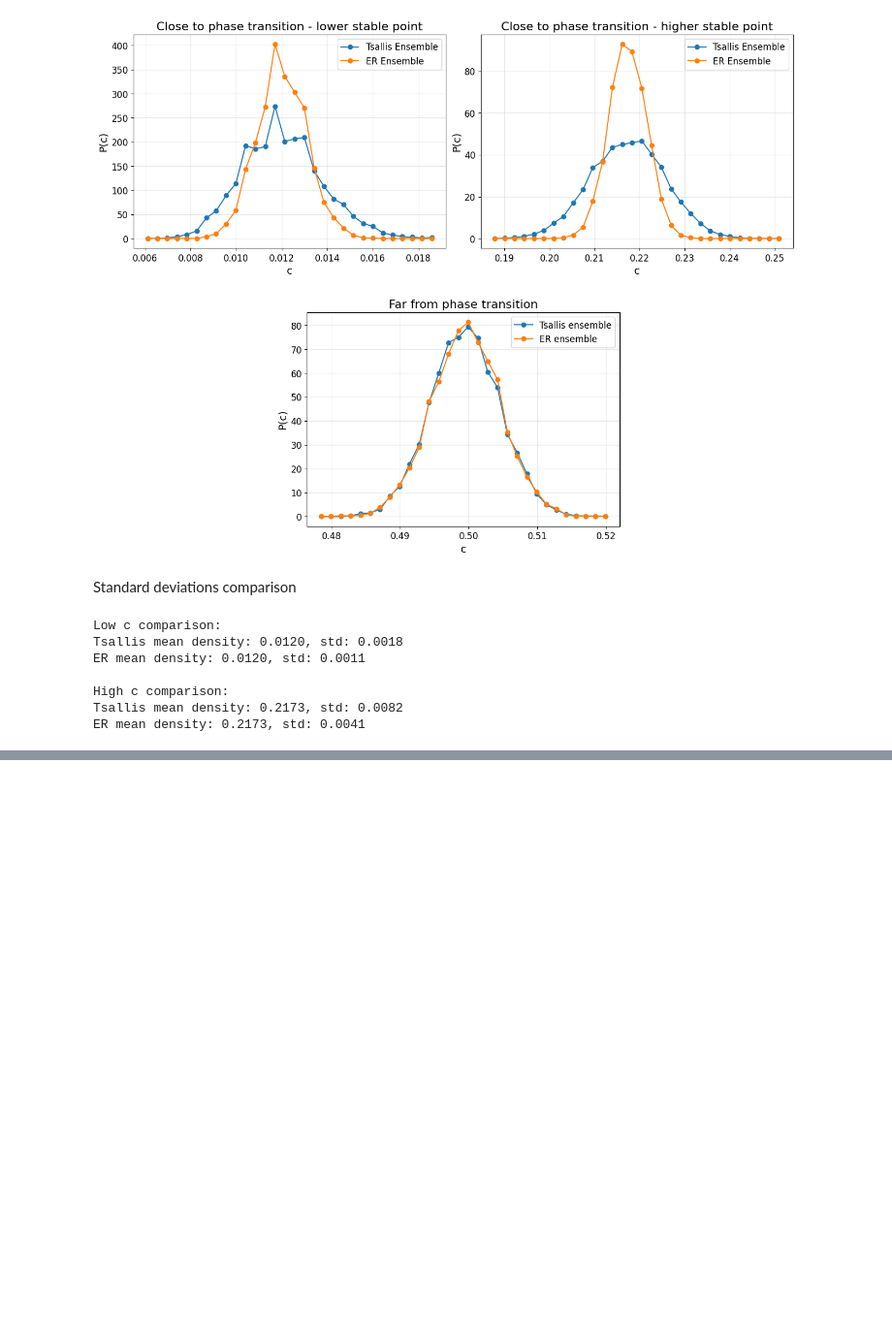
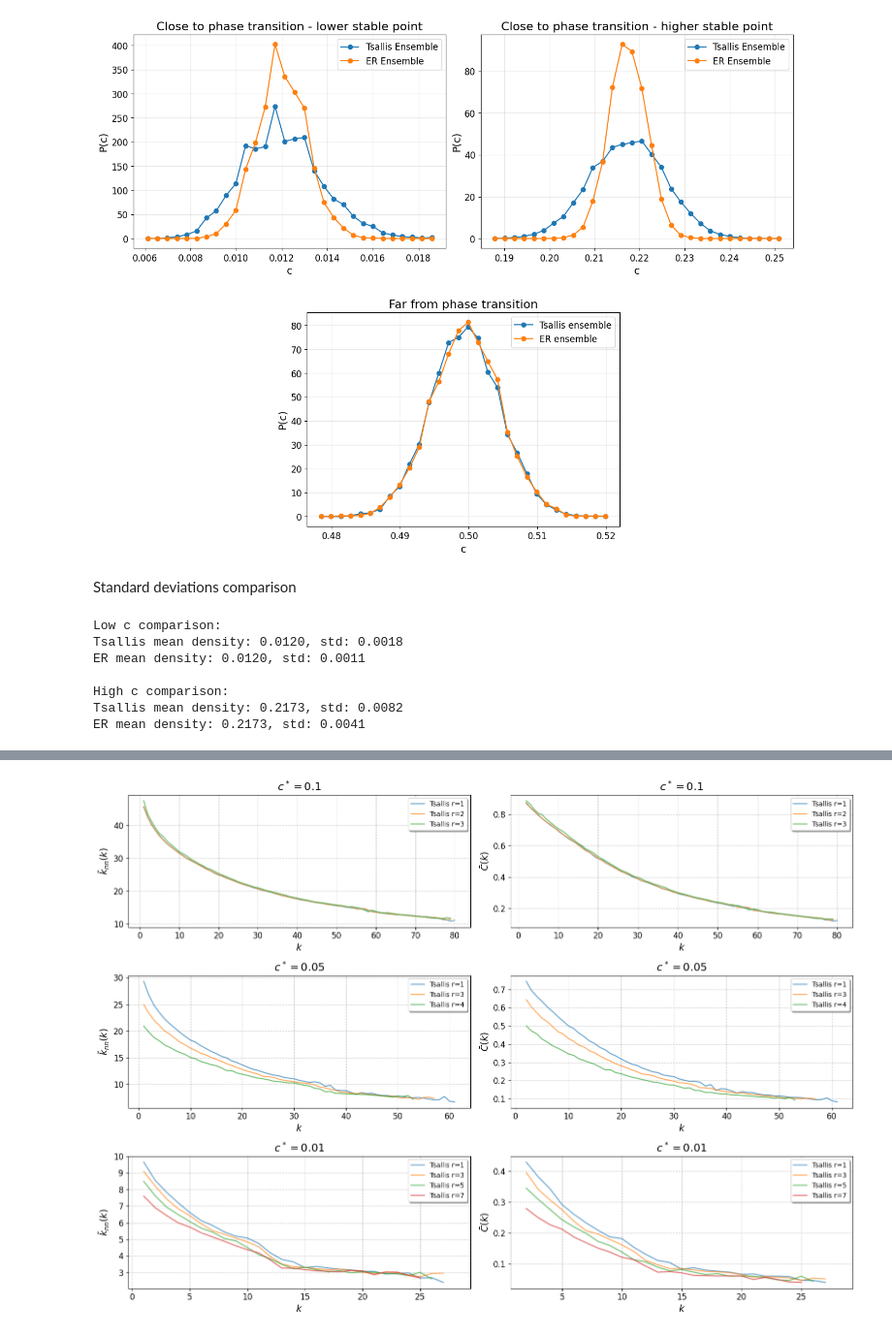
Before and after one commit to DavidDobas/Tsallis-Network-Models, a Jupyter notebook: tsallis_network_models.ipynb, the cells around one changed output, grey strips where cells are left out. Shown at 97% size. Cells and saved outputs as stored; diff of their text form; code cells hidden in the pictures; blank space fills up the shorter version.

```diff
--- a/tsallis_network_models.ipynb
+++ b/tsallis_network_models.ipynb
@@ -824,0 +1096,55 @@ ER mean density: 0.2173, std: 0.0041
+# %%
+# Create a 3x2 figure for plotting ANND and clustering coefficient for different densities
+fig, axs = plt.subplots(3, 2, figsize=(16, 12))
+
+# Densities to plot
+densities = ['01', '005', '001']
+density_labels = ['$c^* = 0.1$', '$c^* = 0.05$', '$c^* = 0.01$']
+r_to_plot = {'01': [1,2,3,], '005': [1,3,4], '001': [1,3,5,7]}
+
+for i, (density, density_label) in enumerate(zip(densities, density_labels)):
+    # Get the appropriate variables based on density
+    if density == '01':
+        annd_per_degree_tsallis_to_plot = annd_per_degree_dict_01
+        clustering_per_degree_tsallis_to_plot = clustering_per_degree_dict_01
+    elif density == '005':
+        annd_per_degree_tsallis_to_plot = annd_per_degree_dict_005
+        clustering_per_degree_tsallis_to_plot = clustering_per_degree_dict_005
+    elif density == '001':
+        annd_per_degree_tsallis_to_plot = annd_per_degree_dict_001
+        clustering_per_degree_tsallis_to_plot = clustering_per_degree_dict_001
+
+    # Left column: ANND per degree
+    for r in r_to_plot[density]:
+        degrees = range(len(annd_per_degree_tsallis_to_plot[r]))
+        axs[i, 0].plot(degrees, annd_per_degree_tsallis_to_plot[r], label=f'Tsallis r={r}' if r != 0 else 'Shannon', alpha=0.7)
+
+
+    axs[i, 0].set_xlabel('$k$', fontsize=14)
+    axs[i, 0].set_ylabel(r'$\bar{k}_{nn}(k)$', fontsize=14)
+    axs[i, 0].set_title(density_label, fontsize=16)
+    axs[i, 0].grid(True, linestyle='--', alpha=0.7)
+
+    # Right column: Clustering coefficient per degree
+    for r in r_to_plot[density]:
+        degrees = range(len(clustering_per_degree_tsallis_to_plot[r]))
+        axs[i, 1].plot(degrees, clustering_per_degree_tsallis_to_plot[r], label=f'Tsallis r={r}' if r != 0 else 'Shannon', alpha=0.7)
+
+
+    axs[i, 1].set_xlabel('$k$', fontsize=14)
+    axs[i, 1].set_ylabel(r'$\bar{C}(k)$', fontsize=14)
+    axs[i, 1].set_title(density_label, fontsize=16)
+    axs[i, 1].grid(True, linestyle='--', alpha=0.7)
+
+# Add legends to each subplot individually
+for i in range(len(densities)):
+    for j in range(2):
+        # Place the legend outside the plot area to avoid overlapping with data
+        axs[i, j].legend(loc='upper right', fontsize=10, frameon=True,
+                         fancybox=True, shadow=True)
+
+
+plt.tight_layout(rect=[0, 0, 1, 0.95])  # Adjust layout to make room for the legend
+plt.show()
+# %% [output]
+[figure, added]
```
Also changed, not shown: parts of 30 cells of this notebook.
